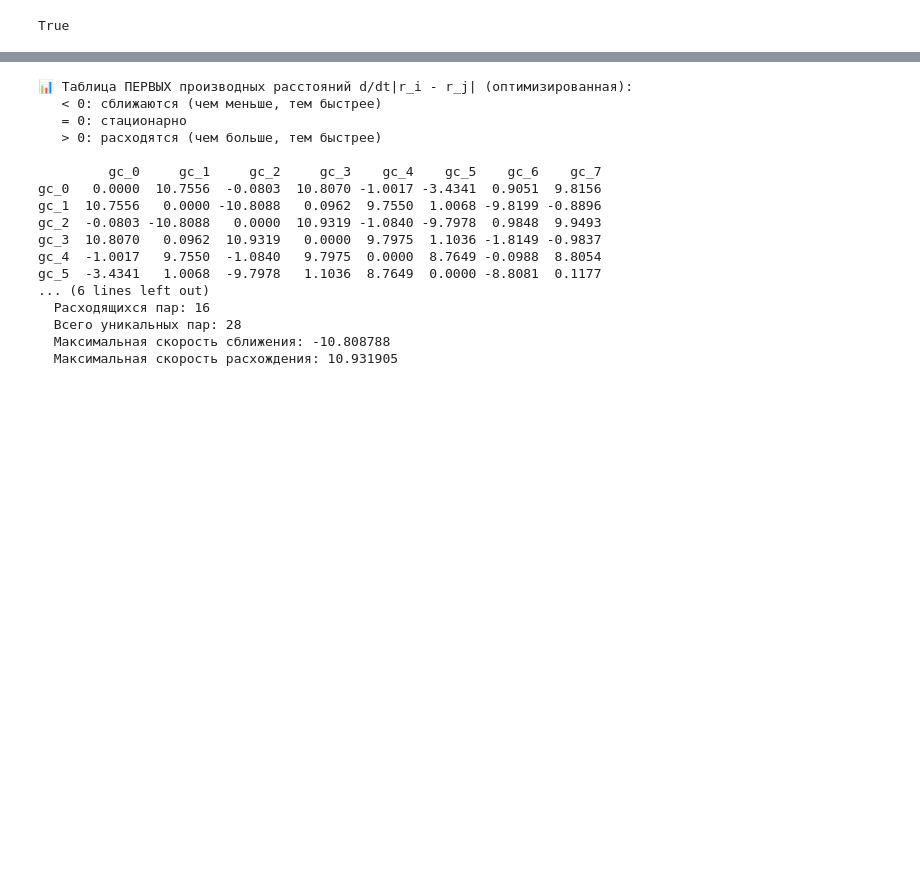
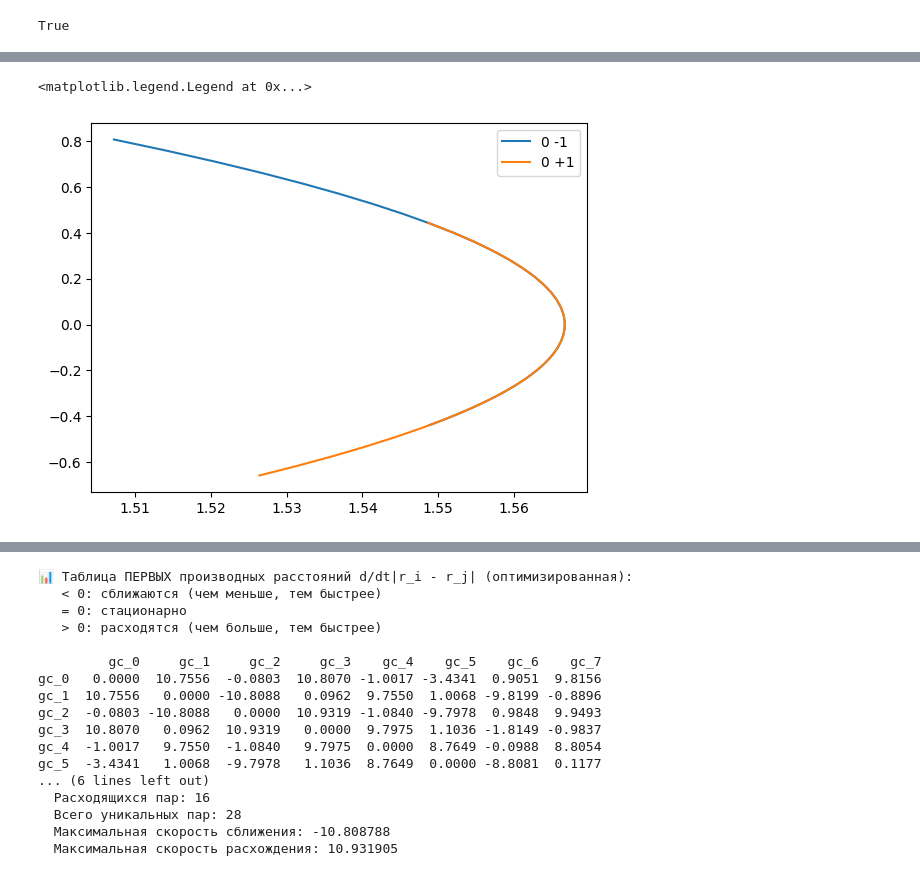
Before and after one commit to VladimirGunyavoy/tree_optimization, a Jupyter notebook: quad_test.ipynb, the cells around one changed output, grey strips where cells are left out. Saved outputs shown, nothing was run; the diff lists cells and outputs as text; code cells hidden in the pictures; blank space fills up the shorter version.

```diff
--- a/quad_test.ipynb
+++ b/quad_test.ipynb
@@ -140,0 +148,7 @@ plt.legend()
+# %%
+plt.plot(poses[0][:, 0], poses[0][:, 1], label='0 -1')
+plt.plot(poses[1][:, 0], poses[1][:, 1], label='0 +1')
+plt.legend()
+# %% [output]
+<matplotlib.legend.Legend at 0x...>
+[figure, added]
```
Also changed, not shown: parts of 12 cells of this notebook, 1 other file.
